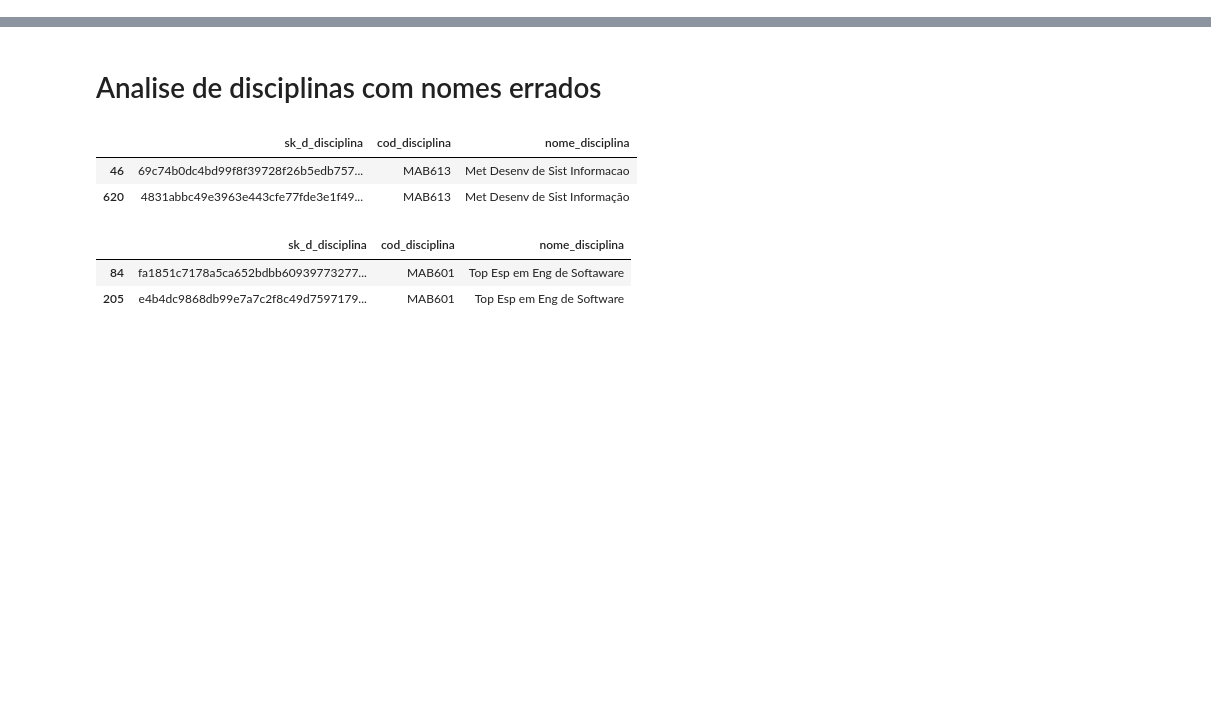
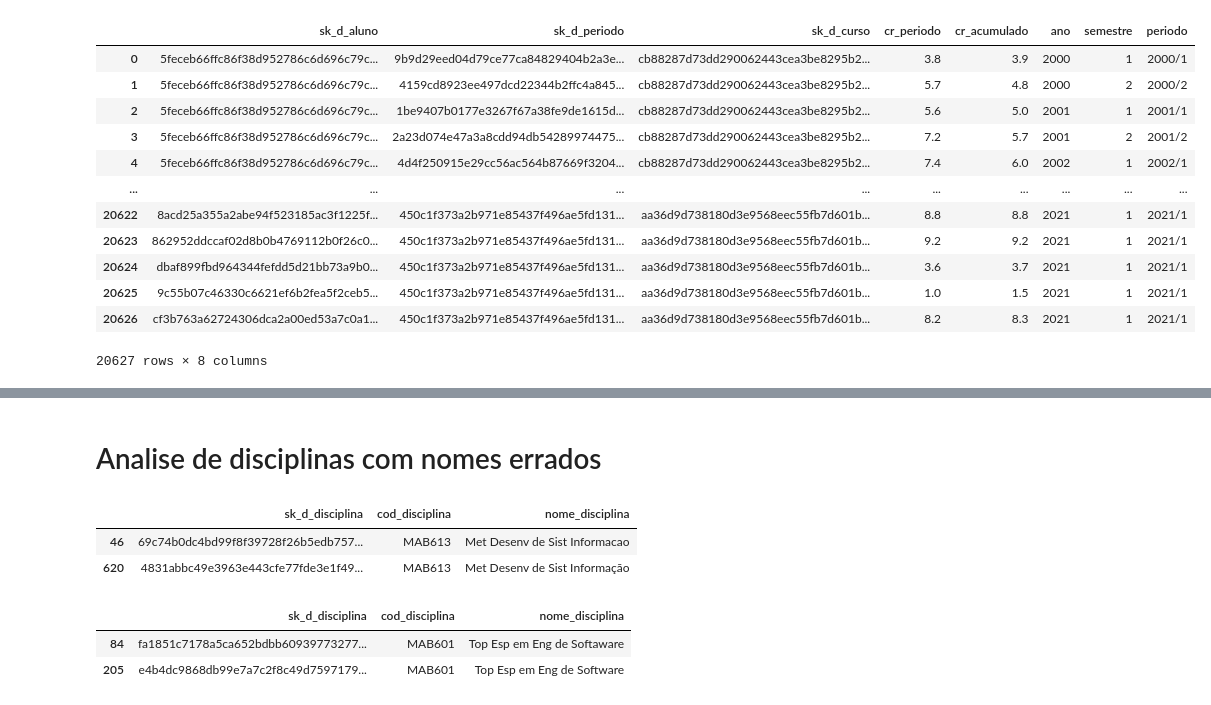
Before and after one commit to MarcosEduard0/Streamlit-TCC, a Jupyter notebook: marcos/analises.ipynb, the cells around one changed output, grey strips where cells are left out. Cells and saved outputs as stored; diff of their text form; code cells hidden in the pictures; blank space fills up the shorter version.

```diff
--- a/marcos/analises.ipynb
+++ b/marcos/analises.ipynb
@@ -7,6 +7,5 @@ D_ALUNO = pd.read_csv("data/refined/d_aluno.csv")
 D_CURSO = pd.read_csv("data/refined/d_curso.csv")
 D_DISCIPLINA = pd.read_csv("data/refined/d_disciplina.csv")
 D_PERIODO = pd.read_csv("data/refined/d_periodo.csv")
-F_DESEMPENHO_ACADEMICO = pd.read_csv("data/refined/f_desempenho_academico.csv")
-F_MATRICULA_ALUNO = pd.read_csv("data/refined/f_matricula_aluno.csv")
-df_completo = pd.read_csv('data/trusted/arquivo_anonimizado.csv', low_memory=False)
+F_SITUACAO_PERIODO = pd.read_csv("data/refined/f_situacao_periodo.csv")
+F_SITUACAO_MATRICULA = pd.read_csv("data/refined/f_situacao_metricula.csv")
@@ -25,0 +12,25 @@ df = pd.merge(df, D_CURSO, on="sk_d_curso", how="inner").drop(
+# %%
+# Combina os dataframes
+df_situacao_matricula = pd.merge(
+    F_SITUACAO_PERIODO, D_PERIODO, on="sk_d_periodo", how="inner"
+)
+# df_situacao_matricula = pd.merge(
+#     df_situacao_matricula, D_ALUNO, on="sk_d_aluno", how="inner"
+# )
+df = df_situacao_matricula.copy()
+# %%
+df
+# %% [output]
+|  | sk_d_aluno | sk_d_periodo | sk_d_curso | cr_periodo | cr_acumulado | ano | semestre | periodo |
+| 0 | 5feceb66ffc86f38d952786c6d696c79c... | 9b9d29eed04d79ce77ca84829404b2a3e... | cb88287d73dd290062443cea3be8295b2... | 3.8 | 3.9 | 2000 | 1 | 2000/1 |
+| 1 | 5feceb66ffc86f38d952786c6d696c79c... | 4159cd8923ee497dcd22344b2ffc4a845... | cb88287d73dd290062443cea3be8295b2... | 5.7 | 4.8 | 2000 | 2 | 2000/2 |
+| 2 | 5feceb66ffc86f38d952786c6d696c79c... | 1be9407b0177e3267f67a38fe9de1615d... | cb88287d73dd290062443cea3be8295b2... | 5.6 | 5.0 | 2001 | 1 | 2001/1 |
+| 3 | 5feceb66ffc86f38d952786c6d696c79c... | 2a23d074e47a3a8cdd94db54289974475... | cb88287d73dd290062443cea3be8295b2... | 7.2 | 5.7 | 2001 | 2 | 2001/2 |
+| 4 | 5feceb66ffc86f38d952786c6d696c79c... | 4d4f250915e29cc56ac564b87669f3204... | cb88287d73dd290062443cea3be8295b2... | 7.4 | 6.0 | 2002 | 1 | 2002/1 |
+| ... | ... | ... | ... | ... | ... | ... | ... | ... |
+| 20622 | 8acd25a355a2abe94f523185ac3f1225f... | 450c1f373a2b971e85437f496ae5fd131... | aa36d9d738180d3e9568eec55fb7d601b... | 8.8 | 8.8 | 2021 | 1 | 2021/1 |
+| 20623 | 862952ddccaf02d8b0b4769112b0f26c0... | 450c1f373a2b971e85437f496ae5fd131... | aa36d9d738180d3e9568eec55fb7d601b... | 9.2 | 9.2 | 2021 | 1 | 2021/1 |
+| 20624 | dbaf899fbd964344fefdd5d21bb73a9b0... | 450c1f373a2b971e85437f496ae5fd131... | aa36d9d738180d3e9568eec55fb7d601b... | 3.6 | 3.7 | 2021 | 1 | 2021/1 |
+| 20625 | 9c55b07c46330c6621ef6b2fea5f2ceb5... | 450c1f373a2b971e85437f496ae5fd131... | aa36d9d738180d3e9568eec55fb7d601b... | 1.0 | 1.5 | 2021 | 1 | 2021/1 |
+| 20626 | cf3b763a62724306dca2a00ed53a7c0a1... | 450c1f373a2b971e85437f496ae5fd131... | aa36d9d738180d3e9568eec55fb7d601b... | 8.2 | 8.3 | 2021 | 1 | 2021/1 |
+20627 rows × 8 columns
```
Also changed, not shown: parts of 2 cells of this notebook, 9 other files.
